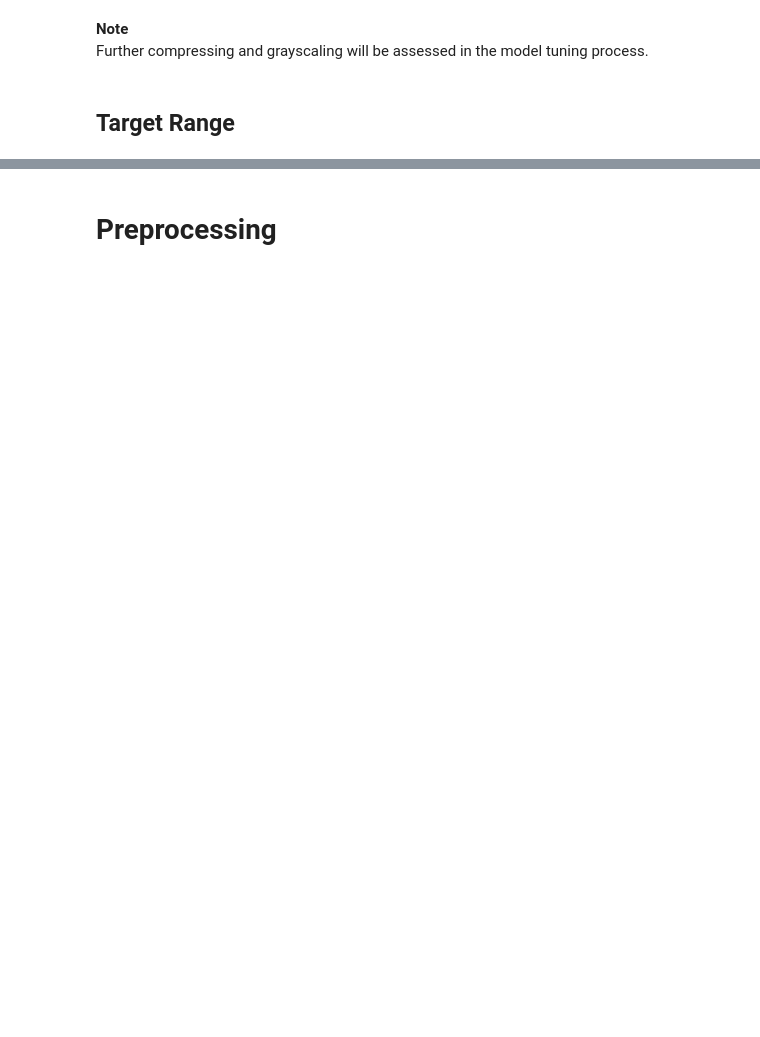
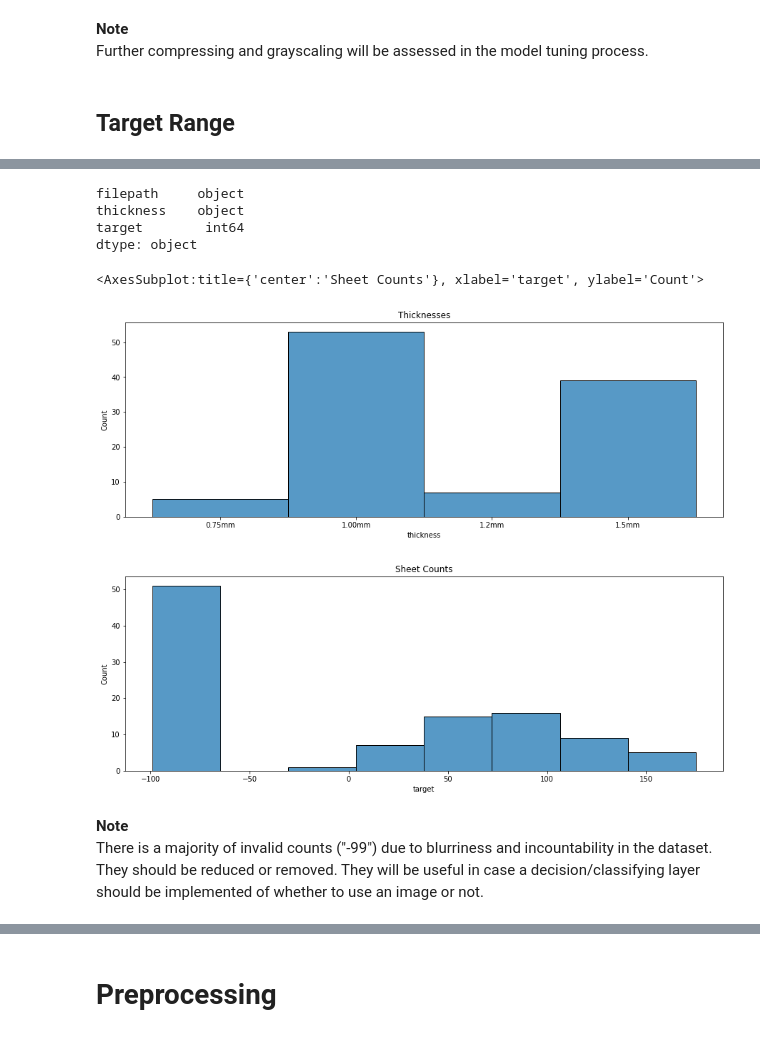
Before and after one commit to moritzgeiger/sheet-counter, a Jupyter notebook: notebooks/mg_sheet-count_model.ipynb, the cells around one changed output, grey strips where cells are left out. Drawn from its saved outputs; the diff is of its cells as text; code cells hidden in the pictures; blank space fills up the shorter version.

```diff
--- a/notebooks/mg_sheet-count_model.ipynb
+++ b/notebooks/mg_sheet-count_model.ipynb
@@ -102,3 +109,6 @@ for img in final_imgs:
     img_dict['filepath'].append(img)
     img_dict['thickness'].append(f'{splt[-5].split("/")[-1]}.{splt[-4]}')
     img_dict['target'].append(splt[-2])
+
+img_df = pd.DataFrame(img_dict)
+img_df['target'] = pd.to_numeric(img_df['target'])
@@ -107 +115,4 @@ img_df = pd.DataFrame(img_dict)
+# %%
+# minor measurement cleaning
+img_df['thickness'] = img_df['thickness'].replace({'1.0mm': '1.00mm'})
 # %%
@@ -108,0 +133,23 @@ img_df.sort_values(by='thickness', ascending=False).head(20)
+# %%
+img_df.dtypes
+# %% [output]
+filepath     object
+thickness    object
+target        int64
+dtype: object
+# %%
+# distribution of dataset
+plt.figure(1, figsize=(15,5))
+plt.title('Thicknesses')
+sns.histplot(data=img_df.thickness.sort_values())
+
+plt.figure(2, figsize=(15,5))
+plt.title('Sheet Counts')
+sns.histplot(data=img_df.target.sort_values())
+# %% [output]
+<AxesSubplot:title={'center':'Sheet Counts'}, xlabel='target', ylabel='Count'>
+[figure, added]
+[figure, added]
+# %% [markdown]
+**Note**<br>
+There is a majority of invalid counts ("-99") due to blurriness and incountability in the dataset. They should be reduced or removed. They will be useful in case a decision/classifying layer should be implemented of whether to use an image or not.
```
Also changed, not shown: parts of 9 cells of this notebook.
